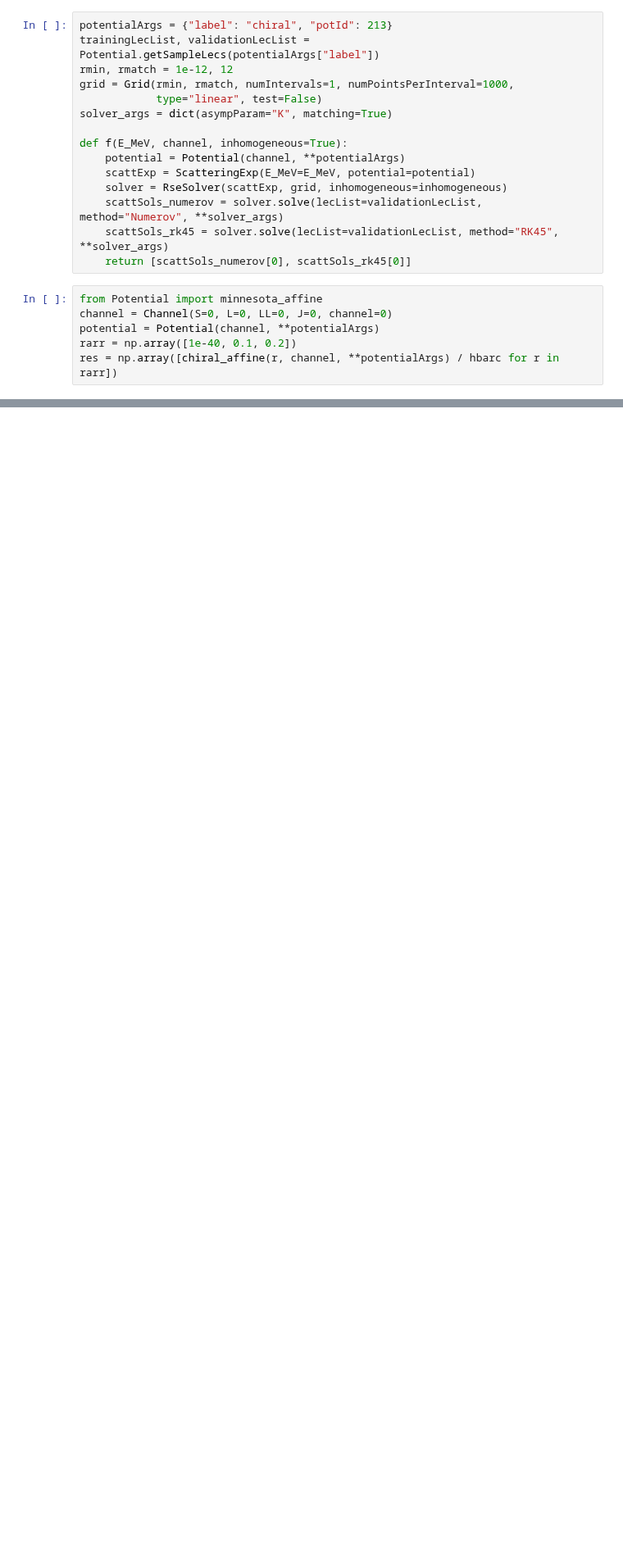
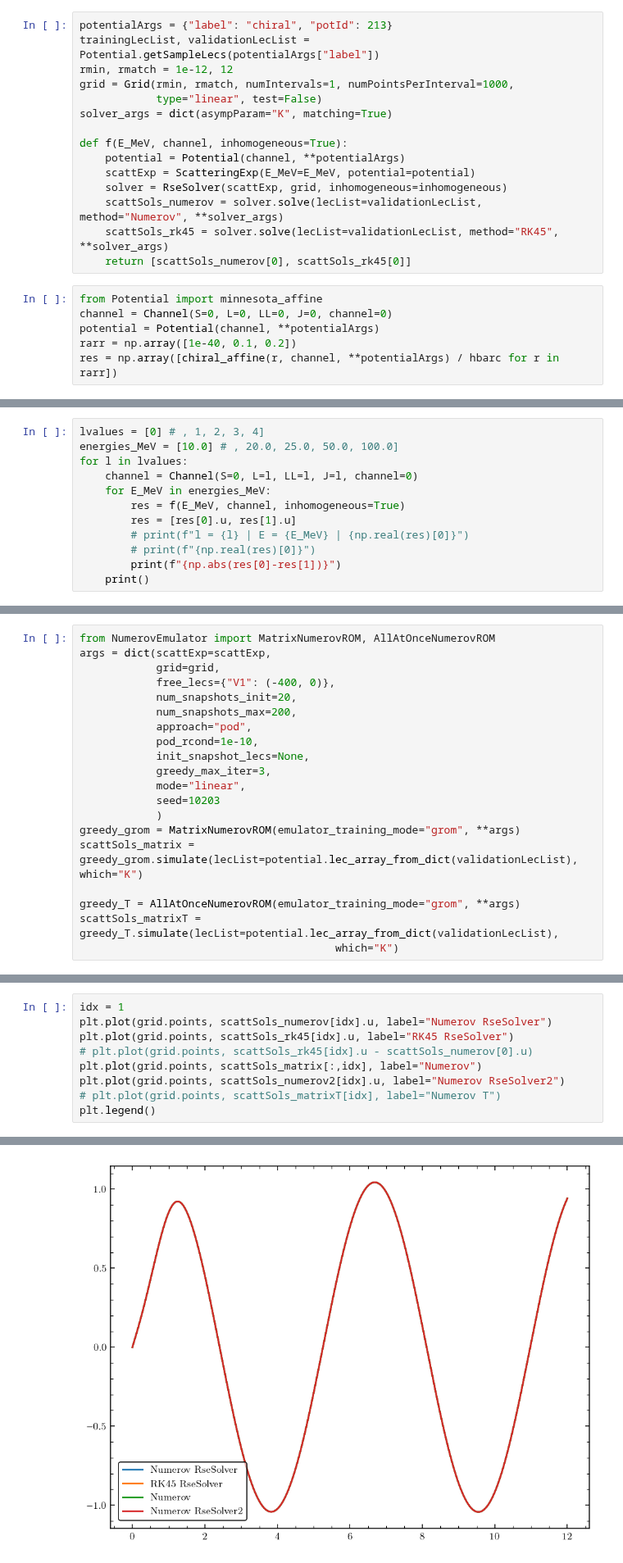
Before and after one commit to buqeye/cs_greedy_emulator, a Jupyter notebook: chiral.ipynb, the cells around one changed output, grey strips where cells are left out. Shown at 82% size. Cells and saved outputs as stored; diff of their text form; blank space fills up the shorter version.

```diff
--- a/chiral.ipynb
+++ b/chiral.ipynb
@@ -194,0 +197,12 @@ working on 1G4
+# %%
+lvalues = [0] # , 1, 2, 3, 4]
+energies_MeV = [10.0] # , 20.0, 25.0, 50.0, 100.0]
+for l in lvalues:
+    channel = Channel(S=0, L=l, LL=l, J=l, channel=0)
+    for E_MeV in energies_MeV:
+        res = f(E_MeV, channel, inhomogeneous=True)
+        res = [res[0].u, res[1].u]
+        # print(f"l = {l} | E = {E_MeV} | {np.real(res)[0]}")
+        # print(f"{np.real(res)[0]}")
+        print(f"{np.abs(res[0]-res[1])}")
+    print()
@@ -194,0 +248,20 @@ working on 1G4
+# %%
+from NumerovEmulator import MatrixNumerovROM, AllAtOnceNumerovROM
+args = dict(scattExp=scattExp,
+            grid=grid,
+            free_lecs={"V1": (-400, 0)},
+            num_snapshots_init=20,
+            num_snapshots_max=200,
+            approach="pod",
+            pod_rcond=1e-10,
+            init_snapshot_lecs=None,
+            greedy_max_iter=3,
+            mode="linear",
+            seed=10203
+            )
+greedy_grom = MatrixNumerovROM(emulator_training_mode="grom", **args)
+scattSols_matrix = greedy_grom.simulate(lecList=potential.lec_array_from_dict(validationLecList), which="K")
+
+greedy_T = AllAtOnceNumerovROM(emulator_training_mode="grom", **args)
+scattSols_matrixT = greedy_T.simulate(lecList=potential.lec_array_from_dict(validationLecList),
+                                        which="K")
@@ -194,0 +294,10 @@ working on 1G4
+# %%
+idx = 1
+plt.plot(grid.points, scattSols_numerov[idx].u, label="Numerov RseSolver")
+plt.plot(grid.points, scattSols_rk45[idx].u, label="RK45 RseSolver")
+# plt.plot(grid.points, scattSols_rk45[idx].u - scattSols_numerov[0].u)
+plt.plot(grid.points, scattSols_matrix[:,idx], label="Numerov")
+plt.plot(grid.points, scattSols_numerov2[idx].u, label="Numerov RseSolver2")
+# plt.plot(grid.points, scattSols_matrixT[idx], label="Numerov T")
+plt.legend()
+# %% [output]
@@ -194,0 +305 @@ working on 1G4
+[figure, added]
```
Also changed, not shown: parts of 10 cells of this notebook, 3 other files.
